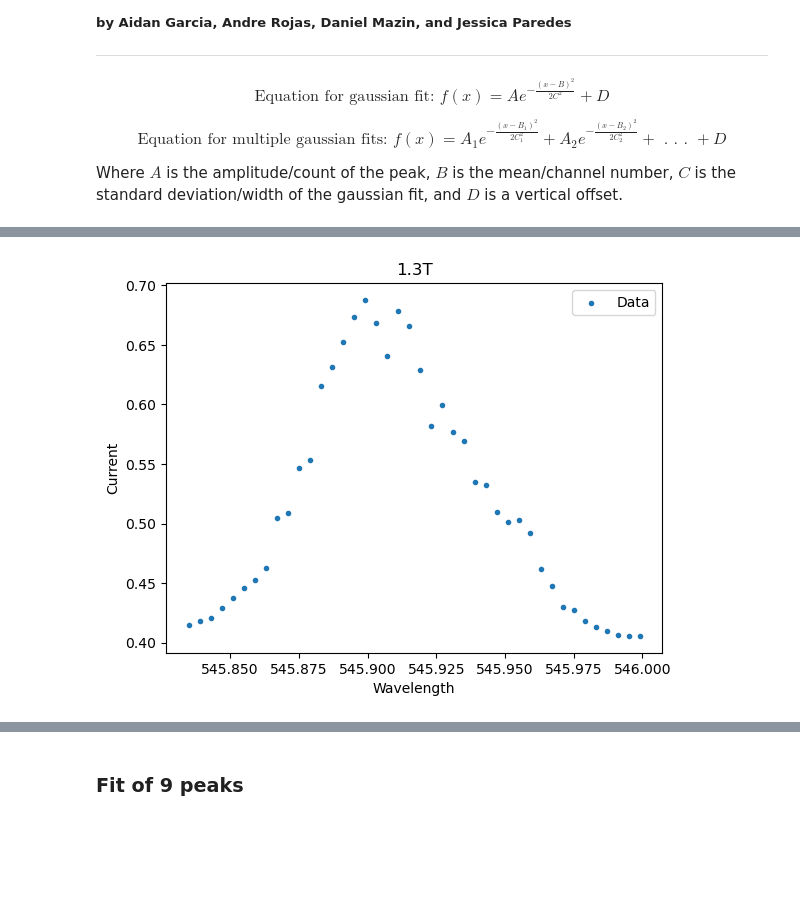
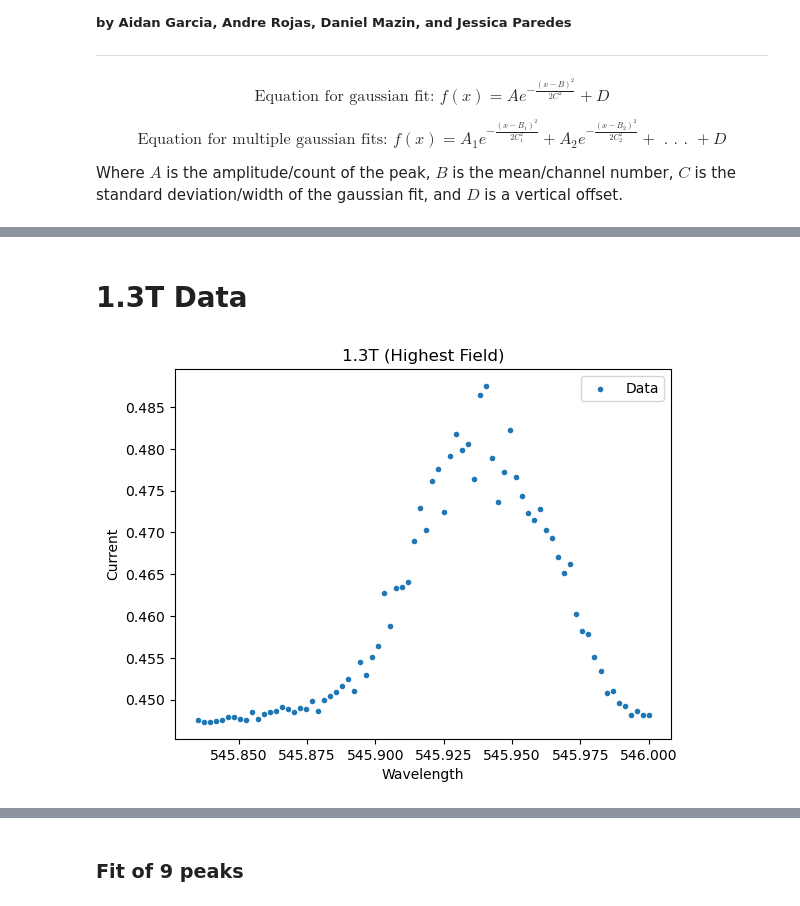
Before and after one commit to MazinDan/Zeeman-Effect, a Jupyter notebook: Zeeman_effect.ipynb, the cells around one changed output, grey strips where cells are left out. Saved outputs shown, nothing was run; the diff lists cells and outputs as text; code cells hidden in the pictures; blank space fills up the shorter version.

```diff
--- a/Zeeman_effect.ipynb
+++ b/Zeeman_effect.ipynb
@@ -114,9 +225,11 @@ y_data_m = [float(row[1]) if is_float(row[1]) else np.nan for row in datam]
+# %% [markdown]
+# 1.3T Data
 # %%
-plt.scatter(x_data_m, y_data_m, label='Data', marker='.')
+plt.scatter(x_data_best, y_data_best, label='Data', marker='.')
 plt.xlabel('Wavelength')
 plt.ylabel('Current')
-plt.title('1.3T')
+plt.title('1.3T (Highest Field)')
 plt.legend()
 plt.show()
 # %% [output]
-[figure, old version]
+[figure, new version]
```
Also changed, not shown: parts of 24 cells of this notebook, 1 other file.
